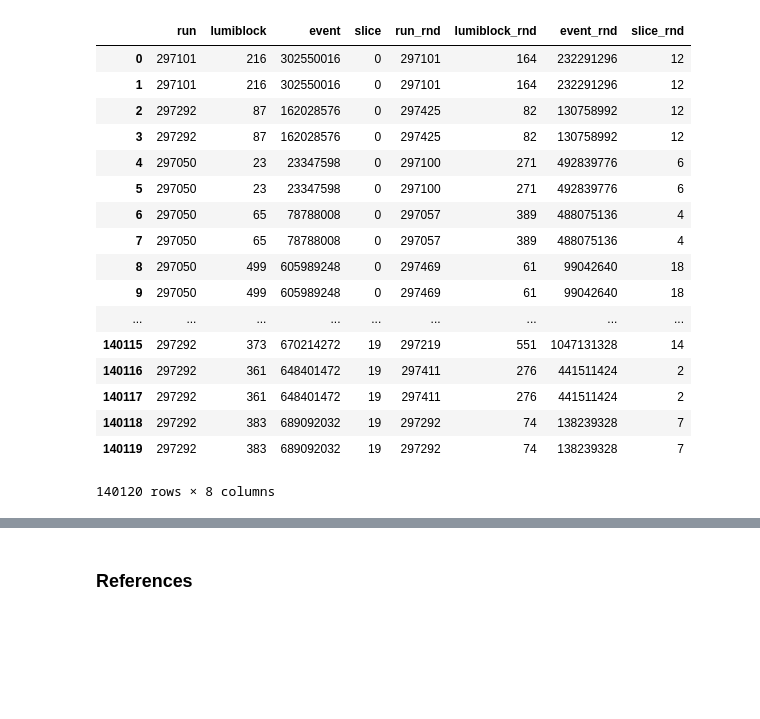
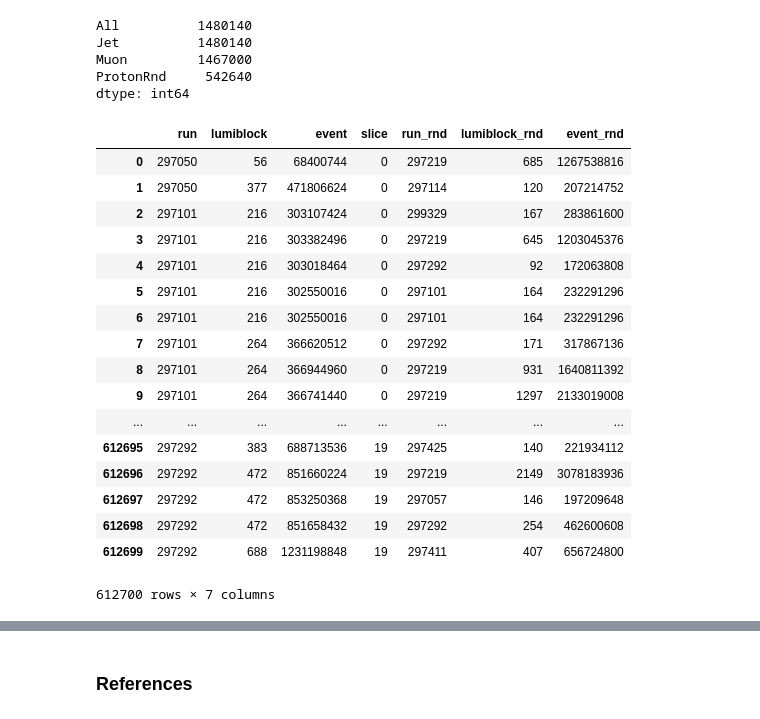
Before and after one commit to miguelgallo/pps-ww-analysis-notebook, a Jupyter notebook: Workspace-uproot.ipynb, the cells around one changed output, grey strips where cells are left out. Cells and saved outputs as stored; diff of their text form; code cells hidden in the pictures; blank space fills up the shorter version.

Commit message:
Include notebook for cut-based analysis, muon efficiency scale factor.

```diff
--- a/Workspace-uproot.ipynb
+++ b/Workspace-uproot.ipynb
@@ -30,16 +64,11 @@ help( ak.highlevel.Array )
 # %%
-#fileName_ = "/eos/user/a/antoniov/Workspace/analysis/data/PPS/SingleMuon-Run2017B-Dilepton/190621_214052/0000/SlimmedNtuple_merged_0.root"
-fileName_ = "/eos/home-a/antoniov/Workspace/analysis/data/PPS/SingleMuon-Run2017B-withDilepton/0000/SlimmedNtuple_merged_0.root"
-#fileName_ = "/eos/user/a/antoniov/Workspace/analysis/data/PPS/GGToWW_bSM-A0W1e-6_13TeV-fpmc-herwig6-signal-proton-propagation-dilepton/200420_160422/0000/SlimmedNtuple_merged_0.root"
-root_ = uproot4.open( fileName_ )
-print ( "Number of events in tree: {}".format( np.array( root_["demo/SlimmedNtuple/event"] ).size ) )
-
-tree_ = root_["demo/SlimmedNtuple"]
+tree_ = root_[ tree_path_ ]
 
 keys_nonproton = ["run", "event", "lumiblock", "nVertices",
                   "num_bjets_ak8", "num_bjets_ak4", "num_jets_ak4",
                   "pfcand_nextracks", "pfcand_nextracks_noDRl",
-                  "recoMWhad", "recoMWlep", "recoMWW", "recoRapidityWW", "dphiWW", "WLeptonicPt", "WLeptonicPhi"]
+                  "recoMWhad", "recoMWlep", "recoMWW", "recoRapidityWW", "dphiWW", "WLeptonicPt", "WLeptonicEta", "WLeptonicPhi",
+                  "pileupWeight", "mc_pu_trueinteractions", "mcWeight" ]
 keys_nonproton.extend( tree_.keys( filter_name="jet*") )
 keys_nonproton.extend( tree_.keys( filter_name="muon*") )
 keys_nonproton.extend( tree_.keys( filter_name="met*") )
@@ -54,9 +83,15 @@ print ( keys )
 how_ = None
 #how_= "zip"
 
+print ( "\n" )
+print ( root_[ tree_path_ + "/proton_xi" ] )
+print ( np.array( root_[ tree_path_ + "/proton_xi" ] ) )
+print ( tree_.arrays( "proton_xi", library="ak", how=how_ ) )
+
 keys_extra = [ 'proton_trackx2', 'proton_tracky2', 'proton_trackpixshift2', 'proton_rpid2' ]
 for key_ in keys_extra:
     if key_ in keys: keys.remove( key_ )
+print ( "\n" )
 print ( keys )
 
 arrays = tree_.arrays( keys, library="ak", how=how_, entry_stop=10 )
@@ -104,9 +143,12 @@ else:
     print ( keys_ )
 
     for key_ in keys_: arrays_proton[ key_[ len("proton_") : ] ] = arrays[ key_ ]
+#     arrays_proton[ "random" ] = ak.full_like( arrays_proton[ "xi" ], 0 )
+    arrays_proton[ "random" ] = ak.zeros_like( arrays_proton[ "arm" ] )
+    print ( arrays_proton[ "random" ], ak.num( arrays_proton[ "random" ] ) )
     print ( arrays_proton )
     protons = ak.zip( arrays_proton )
-    print ( protons )
+    print ( protons, ak.num( protons ) )
     print ( ak.to_list( protons ) )
 
     arrays_proton_extra = {}
@@ -815,8 +1015,8 @@ def get_data( fileNames ):
                 #print ( dset[ start_[idx] : stop_[idx] ] )
                 df_ = pd.DataFrame( dset_protons_multiRP[ start_[idx] : stop_[idx] ], columns=columns_protons_multiRP ).astype(
                                         { "run": "int64", "lumiblock": "int64", "event": "int64", "slice": "int32",
-                                          "run_rnd": "int64", "lumiblock_rnd": "int64", "event_rnd": "int64", "slice_rnd": "int32",
-                                          "ismultirp": "int32", "rpid": "int32", "arm": "int32",
+                                          "run_rnd": "int64", "lumiblock_rnd": "int64", "event_rnd": "int64",
+                                          "ismultirp": "int32", "rpid": "int32", "arm": "int32", "random": "int32",
                                           "muon0_charge": "int32",
                                           "nVertices": "int32",
                                           "num_bjets_ak8": "int32", "num_bjets_ak4": "int32", "num_jets_ak4": "int32",
@@ -838,8 +1038,8 @@ def get_data( fileNames ):
                 #print ( dset[ start_[idx] : stop_[idx] ] )
                 df_ = pd.DataFrame( dset_protons_singleRP[ start_[idx] : stop_[idx] ], columns=columns_protons_singleRP ).astype(
                                         { "run": "int64", "lumiblock": "int64", "event": "int64", "slice": "int32",
-                                          "run_rnd": "int64", "lumiblock_rnd": "int64", "event_rnd": "int64", "slice_rnd": "int32",
-                                          "ismultirp": "int32", "rpid": "int32", "arm": "int32",
+                                          "run_rnd": "int64", "lumiblock_rnd": "int64", "event_rnd": "int64",
+                                          "ismultirp": "int32", "rpid": "int32", "arm": "int32", "random": "int32",
                                           "muon0_charge": "int32",
                                           "nVertices": "int32",
                                           "num_bjets_ak8": "int32", "num_bjets_ak4": "int32", "num_jets_ak4": "int32",
@@ -860,7 +1060,7 @@ def get_data( fileNames ):
                 #print ( dset[ start_[idx] : stop_[idx] ] )
                 df_ = pd.DataFrame( dset_ppstracks[ start_[idx] : stop_[idx] ], columns=columns_ppstracks ).astype(
                                         { "run": "int64", "lumiblock": "int64", "event": "int64", "slice": "int32",
-                                          "run_rnd": "int64", "lumiblock_rnd": "int64", "event_rnd": "int64", "slice_rnd": "int32",
+                                          "run_rnd": "int64", "lumiblock_rnd": "int64", "event_rnd": "int64",
                                           "rpid": "int32" } )
                 df_ppstracks_list.append( df_ )
                 print ( df_ppstracks_list[-1].head() )
@@ -916,24 +1116,32 @@ output-data-random-resample_20-2017B.h5
+# %%
+df_counts
+# %% [output]
+All          1480140
+Jet          1480140
+Muon         1467000
+ProtonRnd     542640
+dtype: int64
 # %%
-df_protons_multiRP[ ['run', 'lumiblock', 'event', 'slice', 'run_rnd', 'lumiblock_rnd', 'event_rnd', 'slice_rnd'] ]
+df_protons_multiRP[ [ 'run', 'lumiblock', 'event', 'slice', 'run_rnd', 'lumiblock_rnd', 'event_rnd' ] ]
 # %% [output]
-|  | run | lumiblock | event | slice | run_rnd | lumiblock_rnd | event_rnd | slice_rnd |
-| 0 | 297101 | 216 | 302550016 | 0 | 297101 | 164 | 232291296 | 12 |
-| 1 | 297101 | 216 | 302550016 | 0 | 297101 | 164 | 232291296 | 12 |
-| 2 | 297292 | 87 | 162028576 | 0 | 297425 | 82 | 130758992 | 12 |
-| 3 | 297292 | 87 | 162028576 | 0 | 297425 | 82 | 130758992 | 12 |
-| 4 | 297050 | 23 | 23347598 | 0 | 297100 | 271 | 492839776 | 6 |
-| 5 | 297050 | 23 | 23347598 | 0 | 297100 | 271 | 492839776 | 6 |
-| 6 | 297050 | 65 | 78788008 | 0 | 297057 | 389 | 488075136 | 4 |
-| 7 | 297050 | 65 | 78788008 | 0 | 297057 | 389 | 488075136 | 4 |
-| 8 | 297050 | 499 | 605989248 | 0 | 297469 | 61 | 99042640 | 18 |
-| 9 | 297050 | 499 | 605989248 | 0 | 297469 | 61 | 99042640 | 18 |
-| ... | ... | ... | ... | ... | ... | ... | ... | ... |
-| 140115 | 297292 | 373 | 670214272 | 19 | 297219 | 551 | 1047131328 | 14 |
-| 140116 | 297292 | 361 | 648401472 | 19 | 297411 | 276 | 441511424 | 2 |
-| 140117 | 297292 | 361 | 648401472 | 19 | 297411 | 276 | 441511424 | 2 |
-| 140118 | 297292 | 383 | 689092032 | 19 | 297292 | 74 | 138239328 | 7 |
-| 140119 | 297292 | 383 | 689092032 | 19 | 297292 | 74 | 138239328 | 7 |
+|  | run | lumiblock | event | slice | run_rnd | lumiblock_rnd | event_rnd |
+| 0 | 297050 | 56 | 68400744 | 0 | 297219 | 685 | 1267538816 |
+| 1 | 297050 | 377 | 471806624 | 0 | 297114 | 120 | 207214752 |
+| 2 | 297101 | 216 | 303107424 | 0 | 299329 | 167 | 283861600 |
+| 3 | 297101 | 216 | 303382496 | 0 | 297219 | 645 | 1203045376 |
+| 4 | 297101 | 216 | 303018464 | 0 | 297292 | 92 | 172063808 |
+| 5 | 297101 | 216 | 302550016 | 0 | 297101 | 164 | 232291296 |
+| 6 | 297101 | 216 | 302550016 | 0 | 297101 | 164 | 232291296 |
+| 7 | 297101 | 264 | 366620512 | 0 | 297292 | 171 | 317867136 |
+| 8 | 297101 | 264 | 366944960 | 0 | 297219 | 931 | 1640811392 |
+| 9 | 297101 | 264 | 366741440 | 0 | 297219 | 1297 | 2133019008 |
+| ... | ... | ... | ... | ... | ... | ... | ... |
+| 612695 | 297292 | 383 | 688713536 | 19 | 297425 | 140 | 221934112 |
+| 612696 | 297292 | 472 | 851660224 | 19 | 297219 | 2149 | 3078183936 |
+| 612697 | 297292 | 472 | 853250368 | 19 | 297057 | 146 | 197209648 |
+| 612698 | 297292 | 472 | 851658432 | 19 | 297292 | 254 | 462600608 |
+| 612699 | 297292 | 688 | 1231198848 | 19 | 297411 | 407 | 656724800 |
-140120 rows × 8 columns
+612700 rows × 7 columns
 # %%
 df_protons_multiRP_index = df_protons_multiRP.set_index( ['run', 'lumiblock', 'event', 'slice'] )
 df_protons_multiRP_index
```
Also changed, not shown: parts of 31 cells of this notebook, 10 other files.
